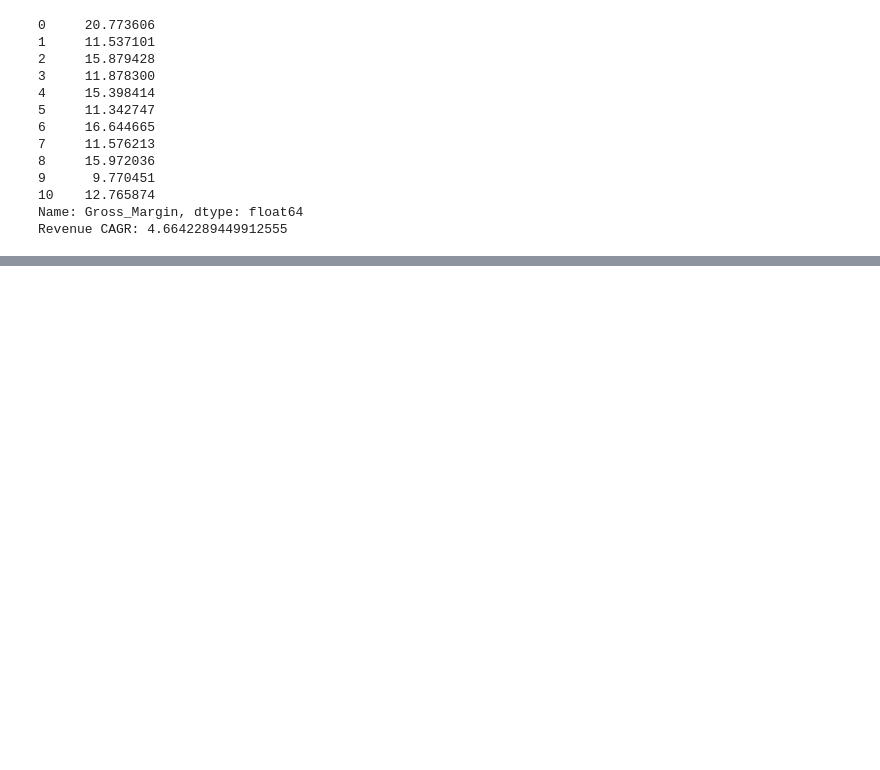
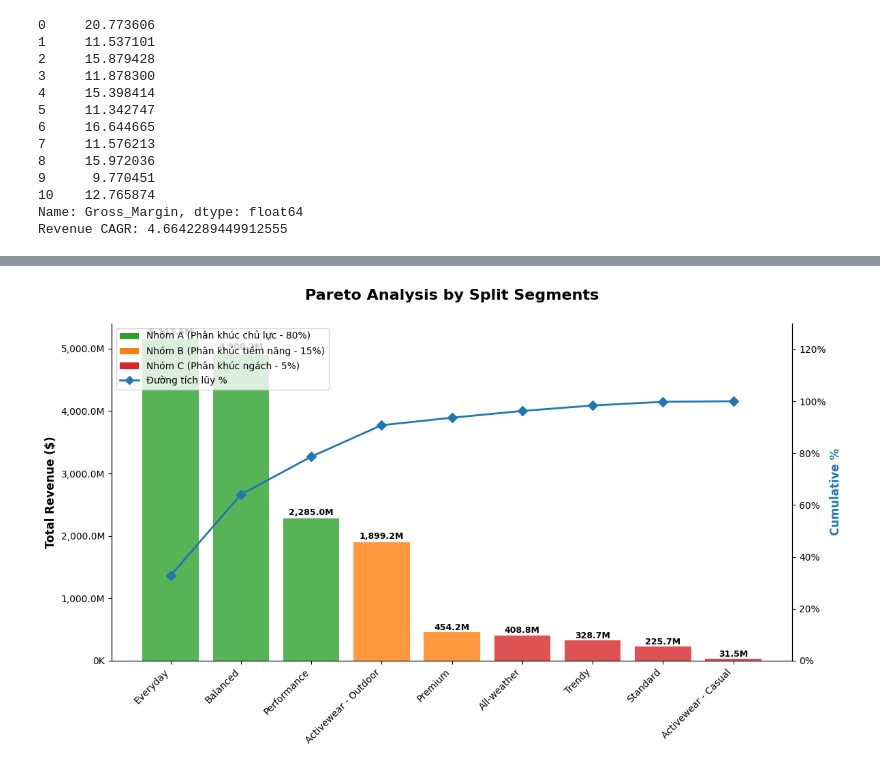
Before and after one commit to bee1zebub05/datathon-2026, a Jupyter notebook: DB5_Logistics.ipynb, the cells around one changed output, grey strips where cells are left out. Cells and saved outputs as stored; diff of their text form; code cells hidden in the pictures; blank space fills up the shorter version.

Commit message:
DB5 ABC Analysis

```diff
--- a/DB5_Logistics.ipynb
+++ b/DB5_Logistics.ipynb
@@ -313,0 +207,81 @@ plt.show()
+# %%
+import pandas as pd
+import matplotlib.pyplot as plt
+from matplotlib.ticker import PercentFormatter
+import numpy as np
+from matplotlib.patches import Patch
+
+# 1. CHUẨN BỊ DỮ LIỆU
+BASE_DATA = "data/"
+order_items = pd.read_csv(BASE_DATA + 'order_items.csv')
+products = pd.read_csv(BASE_DATA + 'products.csv')
+
+# Merge dữ liệu
+df = order_items.merge(products[['product_id', 'segment', 'category']], on='product_id', how='inner')
+
+# Tạo cột split_segment
+df['split_segment'] = df.apply(
+    lambda x: f"Activewear - {x['category']}" if x['segment'] == 'Activewear' else x['segment'],
+    axis=1
+)
+
+# Tính doanh thu
+df['revenue'] = (df['quantity'] * df['unit_price']) - df['discount_amount'].fillna(0)
+
+# --- THAY ĐỔI LOGIC: Groupby theo split_segment (không theo product_id) ---
+seg_revenue = df.groupby('split_segment')['revenue'].sum().reset_index()
+
+# Sắp xếp giảm dần theo doanh thu của Phân khúc
+data = seg_revenue.sort_values(by='revenue', ascending=False).reset_index(drop=True)
+
+# Tính toán Pareto cho các Segment
+data['cum_pct'] = data['revenue'].cumsum() / data['revenue'].sum() * 100
+data['abc'] = pd.cut(data['cum_pct'], bins=[0, 80, 95, 100.01], labels=['A', 'B', 'C'], include_lowest=True)
+
+# Map màu sắc
+color_map = {'A': '#2ca02c', 'B': '#ff7f0e', 'C': '#d62728'}
+data['color'] = data['abc'].map(color_map)
+
+# --- DỰNG BIỂU ĐỒ DUY NHẤT ---
+fig, ax1 = plt.subplots(figsize=(12, 7))
+
+# Vẽ Bar: Trục X bây giờ là tên các Phân khúc
+bars = ax1.bar(data['split_segment'], data['revenue'], color=data['color'], width=0.8, alpha=0.8)
+ax1.set_ylabel('Total Revenue ($)', fontsize=12, fontweight='bold')
+plt.xticks(rotation=45, ha='right') # Xoay tên segment cho dễ đọc
+
+# Format trục Y1
+ax1.yaxis.set_major_formatter(plt.FuncFormatter(lambda x, loc: "{:,.0f}K".format(x/1e3) if x < 1e6 else "{:,.1f}M".format(x/1e6)))
+
+# Trục Y2 cho đường % tích lũy
+ax2 = ax1.twinx()
+ax2.plot(data['split_segment'], data['cum_pct'], color='#1f77b4', marker='D', ms=7, linewidth=2, label='Cumulative %')
+ax2.set_ylabel('Cumulative %', fontsize=12, fontweight='bold', color='#1f77b4')
+ax2.yaxis.set_major_formatter(PercentFormatter())
+ax2.set_ylim(0, 105)
+
+# Thêm nhãn giá trị doanh thu lên đầu mỗi cột (tùy chọn)
+for bar in bars:
+    height = bar.get_height()
+    ax1.text(bar.get_x() + bar.get_width()/2., height + (height*0.01),
+             "{:,.1f}M".format(height/1e6) if height >= 1e6 else "{:,.0f}K".format(height/1e3),
+             ha='center', va='bottom', fontsize=9, fontweight='bold')
+
+# Styling
+ax1.spines['top'].set_visible(False)
+ax2.spines['top'].set_visible(False)
+plt.title('Pareto Analysis by Split Segments', fontsize=16, fontweight='bold', pad=25)
+
+# Legend
+legend_elements = [
+    Patch(facecolor='#2ca02c', label='Nhóm A (Phân khúc chủ lực - 80%)'),
+    Patch(facecolor='#ff7f0e', label='Nhóm B (Phân khúc tiềm năng - 15%)'),
+    Patch(facecolor='#d62728', label='Nhóm C (Phân khúc ngách - 5%)'),
+    plt.Line2D([0], [0], color='#1f77b4', marker='D', lw=2, label='Đường tích lũy %')
+]
+ax1.legend(handles=legend_elements, loc='upper left')
+
+plt.tight_layout()
+plt.show()
+# %% [output]
+[figure, added]
```
Also changed, not shown: parts of 2 cells of this notebook.
